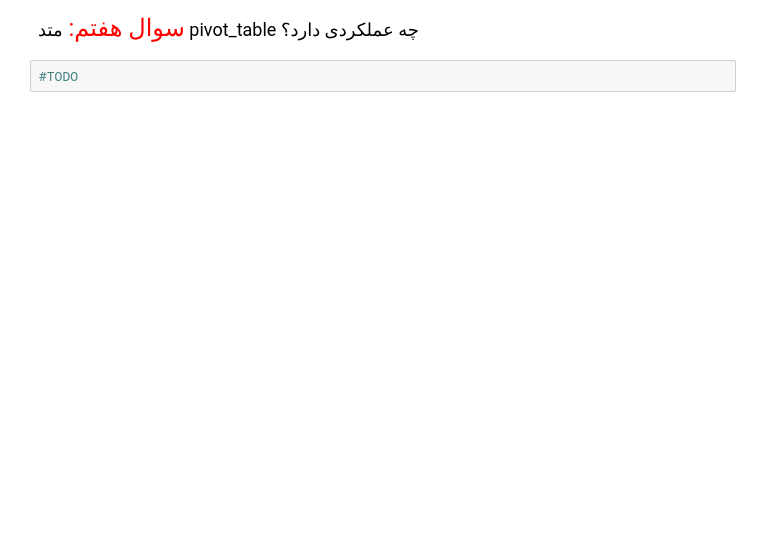
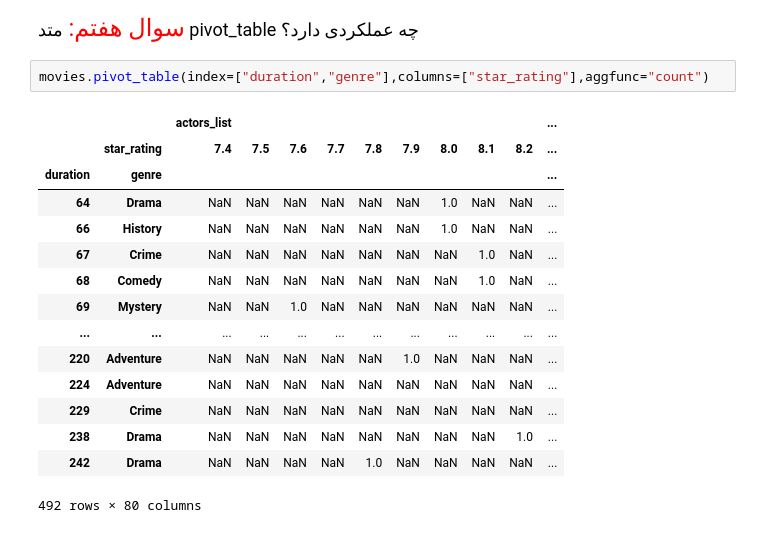
Before and after one commit to MapsaBootCamp/ML3_EXERCISE, a Jupyter notebook: week3_exercise.ipynb, the cells around one changed output. Drawn from its saved outputs; the diff is of its cells as text; blank space fills up the shorter version.

```diff
--- a/week3_exercise.ipynb
+++ b/week3_exercise.ipynb
@@ -421,5 +576,21 @@ movies.corr()
         <br/>
     </font>
 </div>
-# %%
-#TODO
+# %%
+movies.pivot_table(index=["duration","genre"],columns=["star_rating"],aggfunc="count")
+# %% [output]
+|  |  | actors_list |  |  |  |  |  |  |  |  | ... |
+|  | star_rating | 7.4 | 7.5 | 7.6 | 7.7 | 7.8 | 7.9 | 8.0 | 8.1 | 8.2 | ... |
+| duration | genre |  |  |  |  |  |  |  |  |  | ... |
+| 64 | Drama | NaN | NaN | NaN | NaN | NaN | NaN | 1.0 | NaN | NaN | ... |
+| 66 | History | NaN | NaN | NaN | NaN | NaN | NaN | 1.0 | NaN | NaN | ... |
+| 67 | Crime | NaN | NaN | NaN | NaN | NaN | NaN | NaN | 1.0 | NaN | ... |
+| 68 | Comedy | NaN | NaN | NaN | NaN | NaN | NaN | NaN | 1.0 | NaN | ... |
+| 69 | Mystery | NaN | NaN | 1.0 | NaN | NaN | NaN | NaN | NaN | NaN | ... |
+| ... | ... | ... | ... | ... | ... | ... | ... | ... | ... | ... | ... |
+| 220 | Adventure | NaN | NaN | NaN | NaN | NaN | 1.0 | NaN | NaN | NaN | ... |
+| 224 | Adventure | NaN | NaN | NaN | NaN | NaN | NaN | NaN | NaN | NaN | ... |
+| 229 | Crime | NaN | NaN | NaN | NaN | NaN | NaN | NaN | NaN | NaN | ... |
+| 238 | Drama | NaN | NaN | NaN | NaN | NaN | NaN | NaN | NaN | 1.0 | ... |
+| 242 | Drama | NaN | NaN | NaN | NaN | 1.0 | NaN | NaN | NaN | NaN | ... |
+492 rows × 80 columns
```
Also changed, not shown: parts of 33 cells of this notebook, 2 other files.
